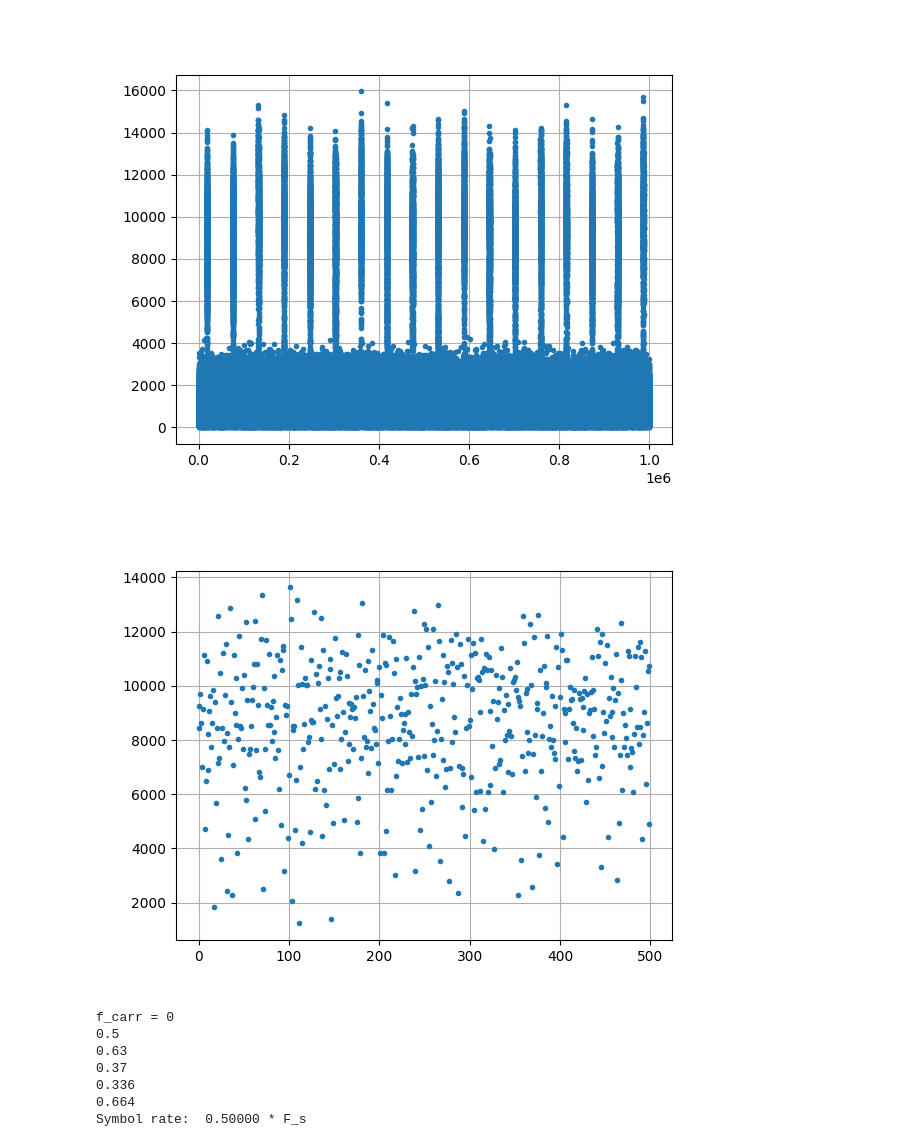
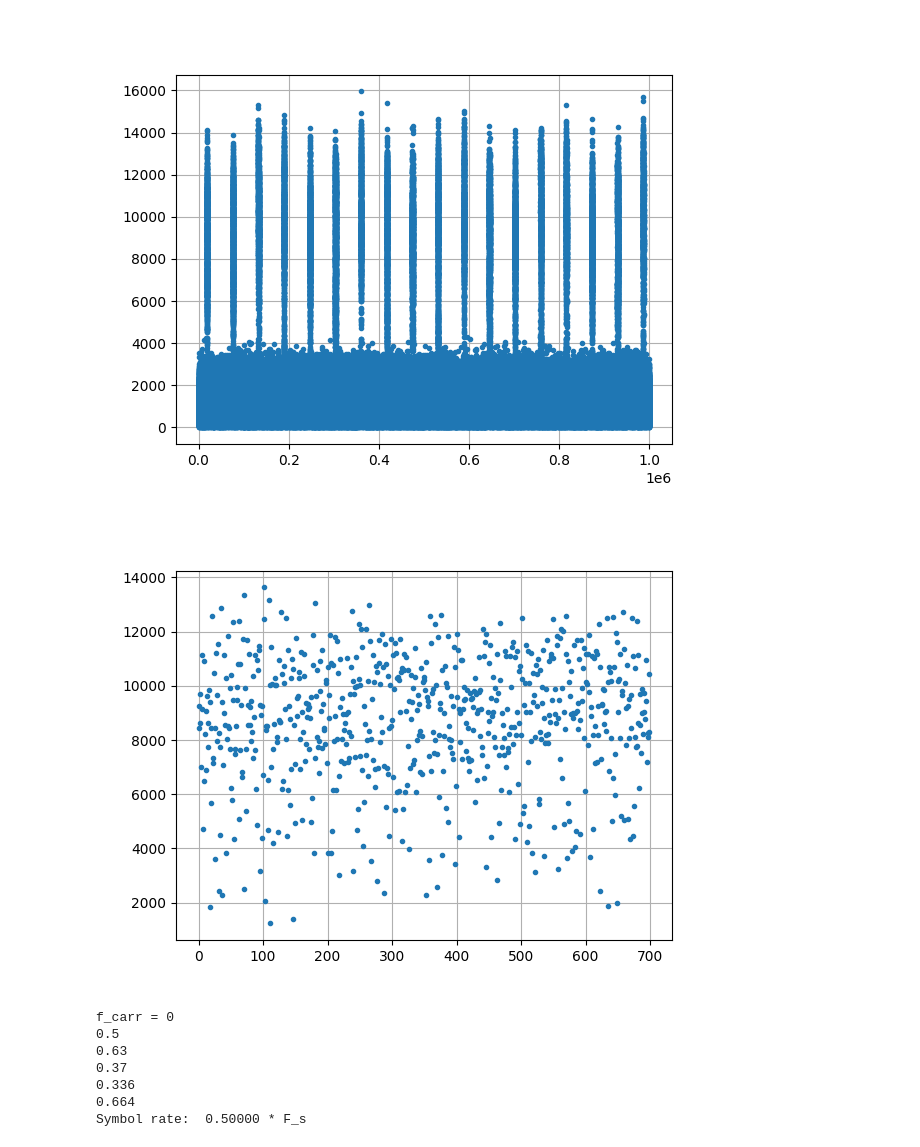
Before and after one commit to incredibleSaint/signal_processing, a Jupyter notebook: qpsk_visualization.ipynb, the cells around one changed output. Cells and saved outputs as stored; diff of their text form; code cells hidden in the pictures.

```diff
--- a/qpsk_visualization.ipynb
+++ b/qpsk_visualization.ipynb
@@ -371,7 +371,7 @@ interactive(children=(BoundedFloatText(value=0.0, description='Delay before firs
 # 1: Source signal
 #plt.close()
 #file_path = "/home/xy/Documents/samples.pcm"
-
+file_path = "/home/xy/Documents/linkstar_625kbaud_fs_1250kHz.pcm"
 data_type = 'h'
 figure_counter = 0
 source_signal_full = read_signal(file_path, data_type)
@@ -390,14 +390,14 @@ plt.show()
 # %% [output]
 [figure]
 # %%
-source_signal = source_signal_full[int(2.0e7 + 303500):int(2.0e7 + 304000):]
+source_signal = source_signal_full[int(2.0e7 + 303500):int(2.0e7 + 304200):]
 plt.close()
 plt.figure()
 plt.plot(abs(source_signal), '.')
 plt.grid()
 plt.show()
 # %% [output]
-[figure, old version]
+[figure, new version]
 # %%
 #source_signal = source_signal_full[int(2.0e7):int(2.1e7):]
 source_signal = source_signal_full[int(2.0e7 + 303500):int(2.0e7 + 304000):]
```
Also changed, not shown: parts of 6 cells of this notebook, 3 other files.
